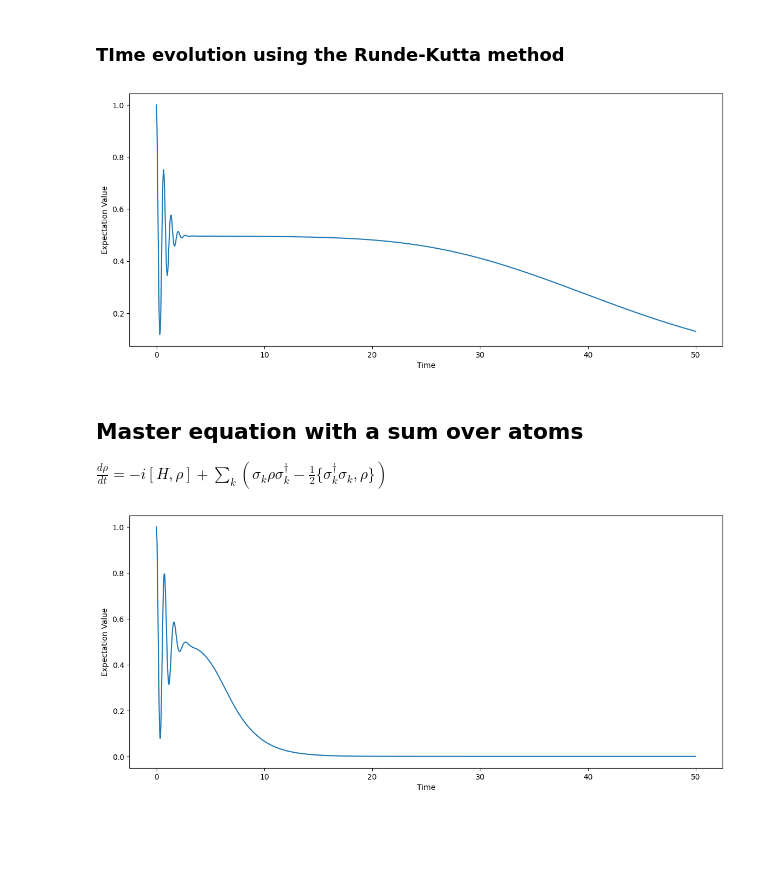
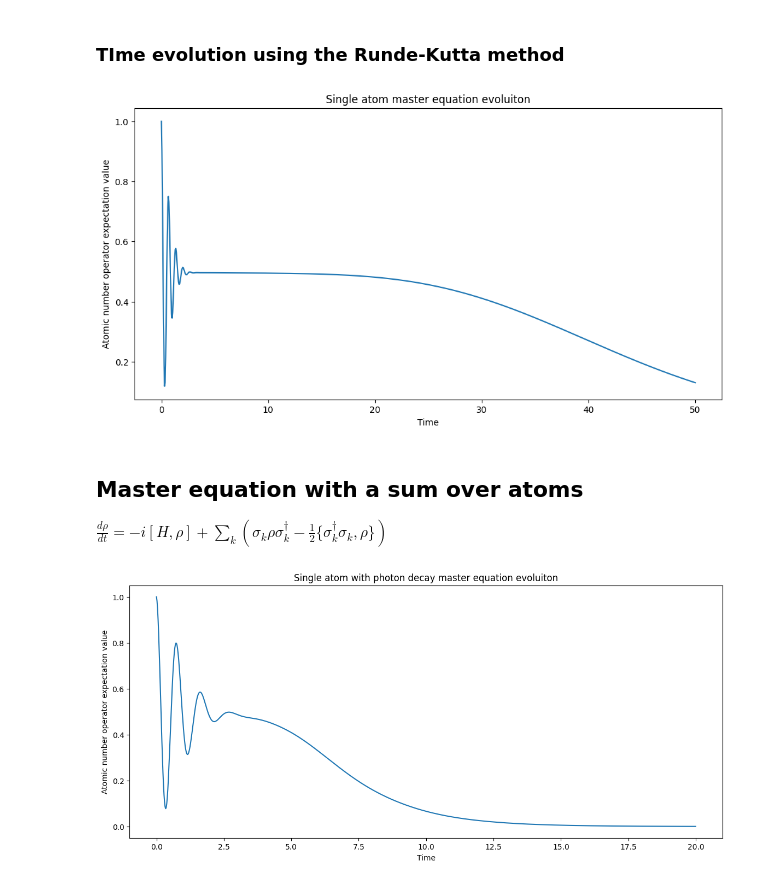
Before and after one commit to molendziak/TFM, a Jupyter notebook: Master_equation_evolution.ipynb, the cells around one changed output. Cells and saved outputs as stored; diff of their text form; code cells hidden in the pictures; blank space fills up the shorter version.

```diff
--- a/Master_equation_evolution.ipynb
+++ b/Master_equation_evolution.ipynb
@@ -107,37 +107,37 @@ def rk4_step(f, y, t, dt):
 # %%
 N = 40 # Number of photon states in the cavity
 wc = 1 # Cavity frequency
 wa = 1 # Atom frequency
 g = 1   # Coupling strength
 alpha = np.sqrt(20)  # Initial coherent state amplitude
 
 sigma = np.kron(lowering_a(2), np.eye(N))
 sigma_dag = sigma.conj().T
 
 num_at = sigma_dag @ sigma
 
 
 H, psi0 = System(N, wc, wa, g, alpha)
 rho = np.outer(psi0, psi0.conj())
 
 times, dt = np.linspace(0, 50, 1000, retstep=True)
 
 n_expect = np.zeros(len(times))
 
 for i, t in enumerate(times):
 
     n_expect[i] = np.trace(np.real(rho @ (num_at)))
 
     rho = rk4_step(lambda rho, t: liouvillian_step(rho, t, H, sigma, 1), rho, t, dt)
 
-plt.figure(figsize=(14, 6))
+plt.figure(figsize=(12, 6))
 plt.plot(times, n_expect)
 plt.xlabel('Time')
-plt.ylabel('Expectation Value')
-#plt.title('Collapse and Revival Plot')
+plt.ylabel('Atomic number operator expectation value')
+plt.title('Single atom master equation evoluiton')
 plt.show()
 # %% [output]
-[figure, old version]
+[figure, new version]
 # %% [markdown]
 ## Master equation with a sum over atoms
 
@@ -173,7 +173,7 @@ num_at = sigma_dag @ sigma
 H, psi0 = System(N, wc, wa, g, alpha)
 rho = np.outer(psi0, psi0.conj())
 
-times, dt = np.linspace(0, 50, 1000, retstep=True)
+times, dt = np.linspace(0, 20, 1000, retstep=True)
 
 n_expect = np.zeros(len(times))
 
@@ -186,8 +186,8 @@ for i, t in enumerate(times):
 plt.figure(figsize=(14, 6))
 plt.plot(times, n_expect)
 plt.xlabel('Time')
-plt.ylabel('Expectation Value')
-#plt.title('Collapse and Revival Plot')
+plt.ylabel('Atomic number operator expectation value')
+plt.title('Single atom with photon decay master equation evoluiton')
 plt.show()
 # %% [output]
-[figure, old version]
+[figure, new version]
```
Also changed, not shown: parts of 1 cell of this notebook, 1 other file.
